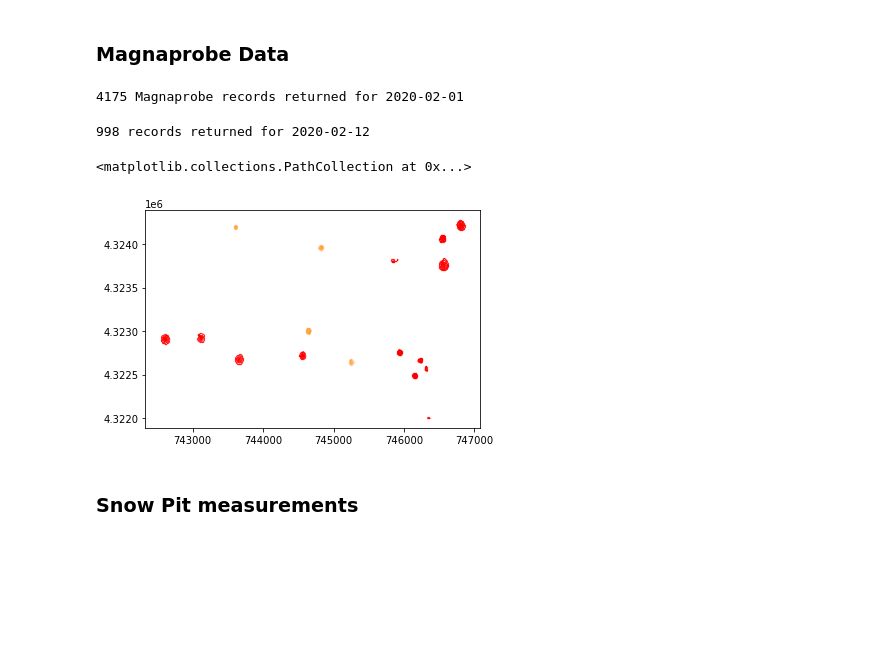
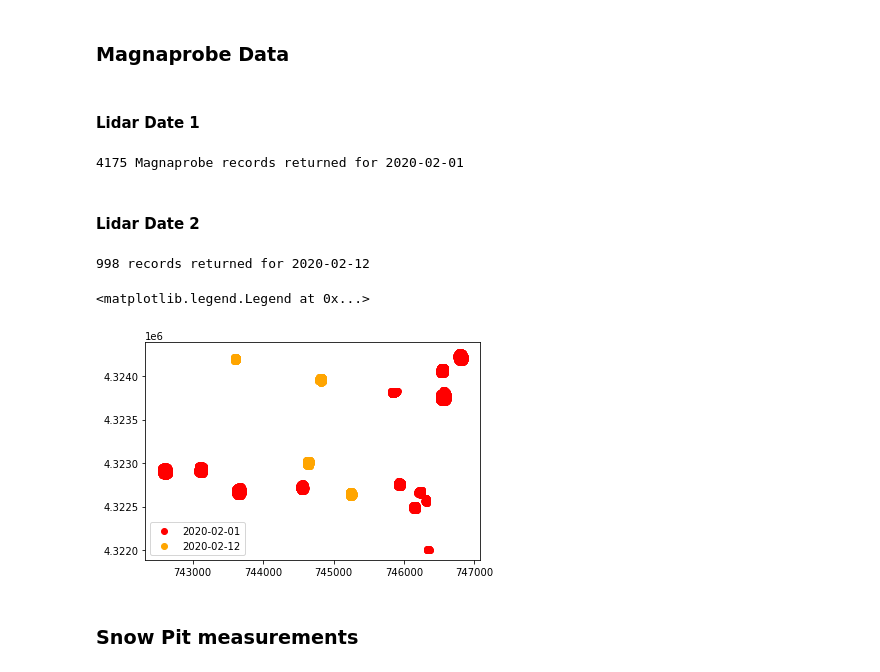
Before and after one commit to snowex-hackweek/coldfusion, a Jupyter notebook: contributors/megan-verf/Combined_Plots_new.ipynb, the cells around one changed output. Cells and saved outputs as stored; diff of their text form; code cells hidden in the pictures; blank space fills up the shorter version.

Commit message:
fully updated date filter, some plots in progress

```diff
--- a/contributors/megan-verf/Combined_Plots_new.ipynb
+++ b/contributors/megan-verf/Combined_Plots_new.ipynb
@@ -59,6 +59,8 @@ polygon = shapely.geometry.Polygon([[x1, y1], [x1, y2], [x2, y2], [x2, y1]]) # u
 wkb_element = from_shape(polygon, srid=26912) # which srid is right?
 # %% [markdown]
 ### Magnaprobe Data
+# %% [markdown]
+#### Lidar Date 1
 # %%
 # Instrument name
 site_name = "Grand Mesa"
@@ -90,6 +92,8 @@ print(f'{len(df_mp_lidar1.index)} Magnaprobe records returned for {depth1_date1}
 session.close()
 # %% [output]
 4175 Magnaprobe records returned for 2020-02-01
+# %% [markdown]
+#### Lidar Date 2
 # %%
 # Get a session
 engine, session = get_db(db_name)
@@ -122,14 +124,11 @@ session.close()
 # %%
 # Plot sites
-plt.scatter(df_mp_lidar1['easting'], df_mp_lidar1['northing'], alpha = 1, s = 0.01, c = 'red', zorder = 10)
-plt.scatter(df_mp_lidar2['easting'], df_mp_lidar2['northing'], alpha = 0.3, s = 0.01, c = 'orange', zorder = 1)
-
-# View dataframe
-# df_mp = df_mp.sort_values(by = ['date'])
-# print(df_mp.head())
+plt.scatter(df_mp_lidar1['easting'], df_mp_lidar1['northing'], c = 'red', zorder = 10, label = str(depth1_date1))
+plt.scatter(df_mp_lidar2['easting'], df_mp_lidar2['northing'], c = 'orange', zorder = 1, label = str(depth2_date1))
+plt.legend()
 # %% [output]
-<matplotlib.collections.PathCollection at 0x...>
+<matplotlib.legend.Legend at 0x...>
-[figure, old version]
+[figure, new version]
 # %% [markdown]
 ### Snow Pit measurements
 # %% [markdown]
```
Also changed, not shown: parts of 12 cells of this notebook.
